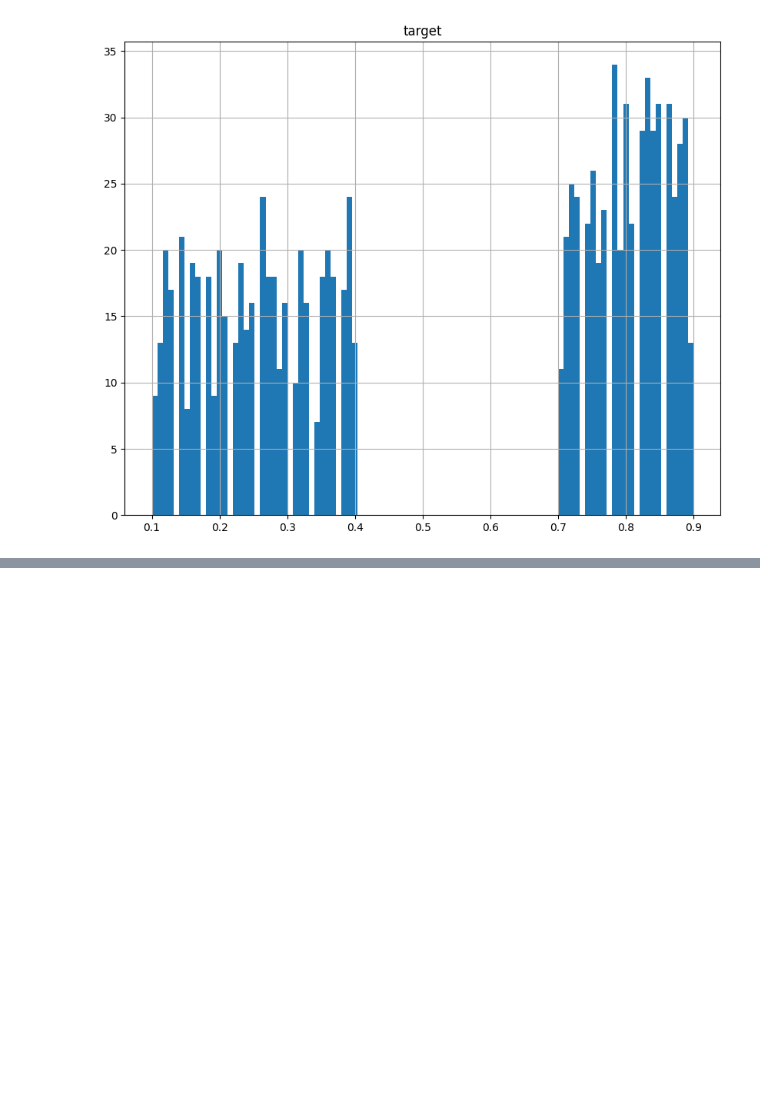
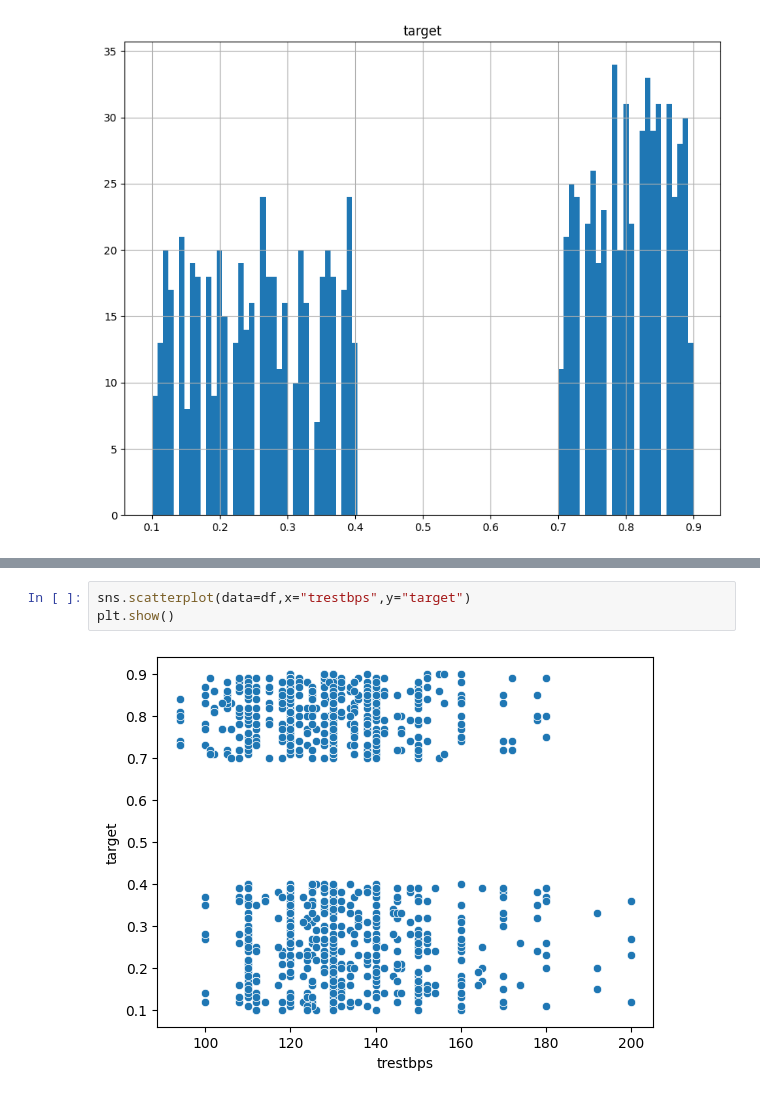
Before and after one commit to ericlfeng/Data-Analysis, a Jupyter notebook: data-analysis.ipynb, the cells around one changed output, grey strips where cells are left out. Cells and saved outputs as stored; diff of their text form; blank space fills up the shorter version.

```diff
--- a/data-analysis.ipynb
+++ b/data-analysis.ipynb
@@ -124,0 +181,5 @@ array([[<Axes: title={'center': 'target'}>]], dtype=object)
+# %%
+sns.scatterplot(data=df,x="trestbps",y="target")
+plt.show()
+# %% [output]
+[figure, added]
```
Also changed, not shown: parts of 15 cells of this notebook, 1 other file.
